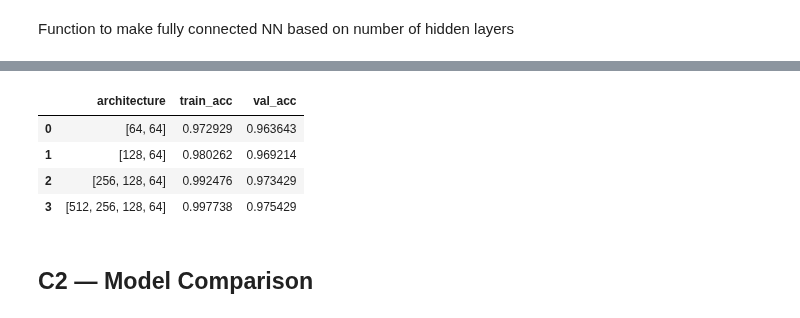
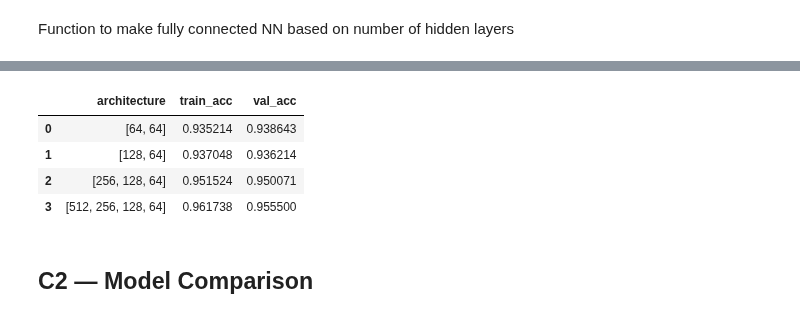
Before and after one commit to habibarezq/ML-Assignments-25, a Jupyter notebook: Assignment-2/notebooks/comprehensive_analysis.ipynb, the cells around one changed output, grey strips where cells are left out. Saved outputs shown, nothing was run; the diff lists cells and outputs as text; code cells hidden in the pictures.

```diff
--- a/Assignment-2/notebooks/comprehensive_analysis.ipynb
+++ b/Assignment-2/notebooks/comprehensive_analysis.ipynb
@@ -67,8 +66,8 @@ results_lr = []
 for lr in learning_rates:
     print(f"\n=== LR = {lr} ===")
     model = CustomFeedforwardNN()
-    tl, vl, ta, va, grad_noise = train_model_once(model, train_loader, val_loader, epochs=num_epochs, learning_rate=lr)
-    results_lr.append({'lr': lr, 'train_losses': tl, 'val_losses': vl, 'train_acc': ta, 'val_acc': va,'grad_noise': grad_noise})
+    tl, vl, ta, va, _ = train_model_once(model, train_loader, val_loader, epochs=num_epochs, learning_rate=lr)
+    results_lr.append({'lr': lr, 'train_losses': tl, 'val_losses': vl, 'train_acc': ta, 'val_acc': va})
 
 
 # Plot validation loss comparison
@@ -107,7 +106,7 @@ Epoch 20/20 Train Loss: 1.7963 Train Acc: 0.2050 Val Loss: 1.8136 Val Acc: 0.180
 ### C1.2 Batch Size Analysis
 # %%
 batch_sizes = [16, 32, 64, 128]
-num_epochs = 20
+num_epochs = 5
 results_bs = []
 try:
     X_train_flat
@@ -117,19 +116,18 @@ except NameError:
 for bs in batch_sizes:
     print(f"\n=== Batch size = {bs} ===")
     if recreate_loaders:
-        train_loader_bs = DataLoader(TensorDataset(X_train_flat, y_train), batch_size=bs, shuffle=True)
-        val_loader_bs = DataLoader(TensorDataset(X_val_flat, y_val), batch_size=bs, shuffle=False)
-
+        multi_data = MNISTDataLoader(batch_size=bs, binary=False)
+        train_loader_bs, val_loader_bs,_ = multi_data.get_loaders()
     else:
         train_loader_bs = train_loader; val_loader_bs = val_loader
     model = CustomFeedforwardNN()
     start = time.time()
 
     tl, vl, ta, va, grad_noise = train_model_once(
-    model, train_loader_bs, val_loader_bs, epochs=num_epochs, learning_rate=0.01
+    model, train_loader_bs, val_loader_bs, epochs=num_epochs, learning_rate=0.01,grad_noise=True
 )
     duration = time.time() - start
-results_bs.append({'bs': bs,'train_losses': tl,'val_losses': vl,'train_acc': ta,'val_acc': va,'grad_noise': grad_noise,'time_s': duration})
+    results_bs.append({'bs': bs,'train_losses': tl,'val_losses': vl,'train_acc': ta,'val_acc': va,'grad_noise': grad_noise,'time_s': duration})
 
 
 plt.figure(figsize=(8,5))
@@ -189,8 +187,8 @@ results_arch = []
 for hidden in layers_options:
     print(f"\n=== Arch: {hidden} ===")
     model = make_ffnn(hidden)
-    tl, vl, ta, va,grad_noise = train_model_once(model, train_loader, val_loader, epochs=20, learning_rate=0.01)
-    results_arch.append({'hidden': hidden, 'train_acc': ta[-1], 'val_acc': va[-1], 'train_losses': tl, 'val_losses': vl, 'grad_noise': grad_noise})
+    tl, vl, ta, va,_ = train_model_once(model, train_loader, val_loader, epochs=5, learning_rate=0.01)
+    results_arch.append({'hidden': hidden, 'train_acc': ta[-1], 'val_acc': va[-1], 'train_losses': tl, 'val_losses': vl})
 
 pd.DataFrame([{'architecture': str(r['hidden']), 'train_acc': r['train_acc'], 'val_acc': r['val_acc']} for r in results_arch])
 # %% [output]
@@ -214,8 +212,8 @@ Epoch 20/20 Train Loss: 0.0131 Train Acc: 0.9977 Val Loss: 0.0849 Val Acc: 0.975
 |  | architecture | train_acc | val_acc |
-| 0 | [64, 64] | 0.972929 | 0.963643 |
-| 1 | [128, 64] | 0.980262 | 0.969214 |
-| 2 | [256, 128, 64] | 0.992476 | 0.973429 |
-| 3 | [512, 256, 128, 64] | 0.997738 | 0.975429 |
+| 0 | [64, 64] | 0.935214 | 0.938643 |
+| 1 | [128, 64] | 0.937048 | 0.936214 |
+| 2 | [256, 128, 64] | 0.951524 | 0.950071 |
+| 3 | [512, 256, 128, 64] | 0.961738 | 0.955500 |
 # %% [markdown]
 ## C2 — Model Comparison
 # %% [markdown]
```
Also changed, not shown: parts of 7 cells of this notebook.
